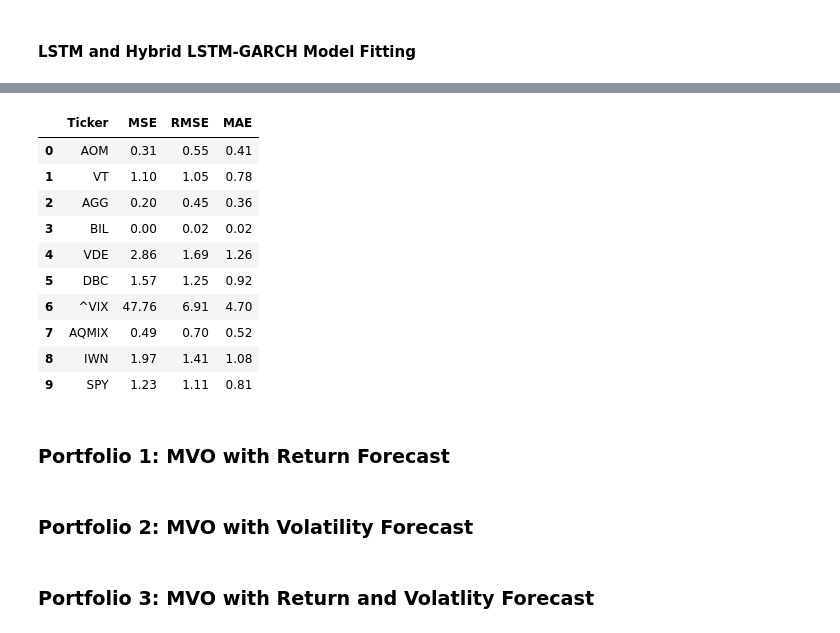
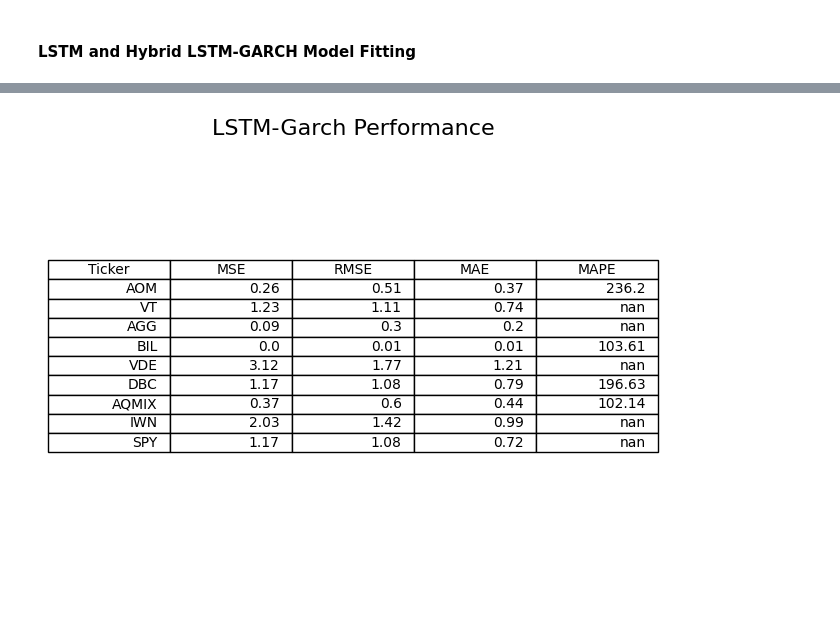
Before and after one commit to dianaviolet/wqu-capstone, a Jupyter notebook: Capstone.ipynb, the cells around one changed output, grey strips where cells are left out. Drawn from its saved outputs; the diff is of its cells as text; code cells hidden in the pictures; blank space fills up the shorter version.

```diff
--- a/Capstone.ipynb
+++ b/Capstone.ipynb
@@ -1299,28 +1343,19 @@ Out-of-sample Loss: 0.040120817720890045
 # %%
 hybrid_res = []
-for keys, values in lstm_perf['AGG']['Hybrid'].items():
+for keys, values in lstm_perf.items():
     row = {"Ticker": keys, **values['Hybrid']}  # Unpacking values directly
     hybrid_res.append(row)
 
 df_hybrid = pd.DataFrame(hybrid_res).round(2)
 df_hybrid.to_csv('/content/drive/My Drive/hybrid_model_performances.csv')
 df_hybrid.dropna(axis=1)
 
 fig, ax = plt.subplots()
 fig.patch.set_visible(False)
 ax.axis('off')
-ax.table(cellText=garch_perf.values, colLabels=garch_perf.columns, loc='center')
+ax.table(cellText=df_hybrid.values, colLabels=df_hybrid.columns, loc='center')
+ax.set_title('LSTM-Garch Performance', fontsize=16)
 fig.tight_layout()
 plt.show()
 # %% [output]
-|  | Ticker | MSE | RMSE | MAE |
-| 0 | AOM | 0.31 | 0.55 | 0.41 |
-| 1 | VT | 1.10 | 1.05 | 0.78 |
-| 2 | AGG | 0.20 | 0.45 | 0.36 |
-| 3 | BIL | 0.00 | 0.02 | 0.02 |
-| 4 | VDE | 2.86 | 1.69 | 1.26 |
-| 5 | DBC | 1.57 | 1.25 | 0.92 |
-| 6 | ^VIX | 47.76 | 6.91 | 4.70 |
-| 7 | AQMIX | 0.49 | 0.70 | 0.52 |
-| 8 | IWN | 1.97 | 1.41 | 1.08 |
-| 9 | SPY | 1.23 | 1.11 | 0.81 |
+[figure, added]
@@ -1476,6 +1361,0 @@ class LSTM_Model:
-# %% [markdown]
-### Portfolio 1: MVO with Return Forecast
-# %% [markdown]
-### Portfolio 2: MVO with Volatility Forecast
-# %% [markdown]
-### Portfolio 3: MVO with Return and Volatlity Forecast
```
Also changed, not shown: parts of 22 cells of this notebook.
